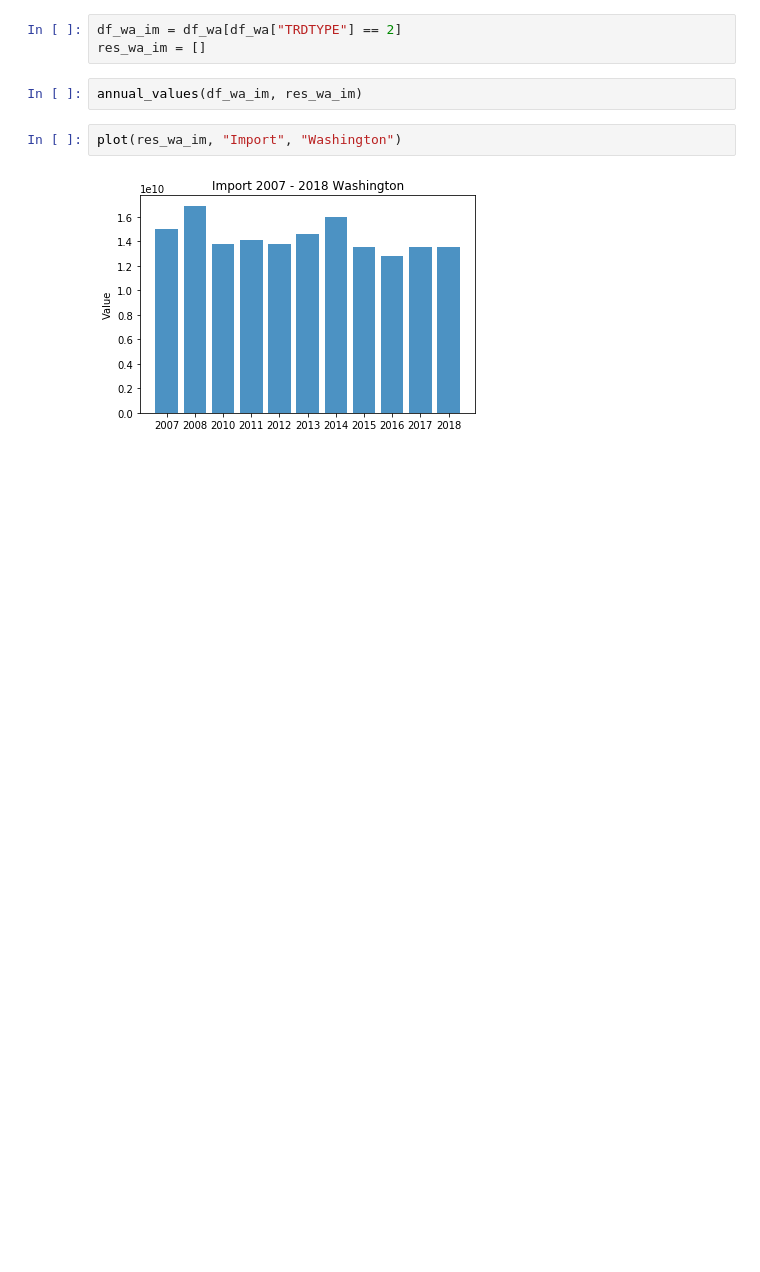
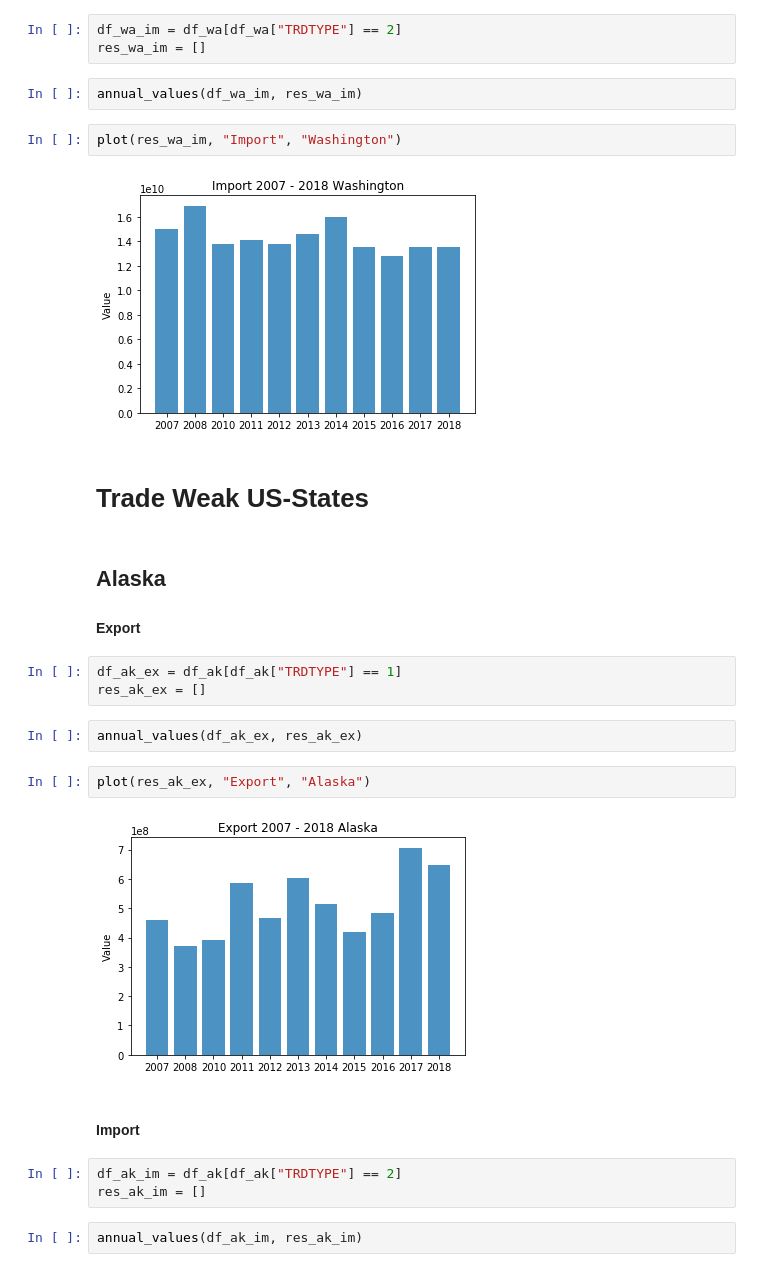
Before and after one commit to BlkPingu/FrightDataAnalysis, a Jupyter notebook: henni/YearValuesByState-CA.ipynb, the cells around one changed output. Saved outputs shown, nothing was run; the diff lists cells and outputs as text; blank space fills up the shorter version.

Commit message:
Added Trade Weak States
- solved #8
- side by side analysis of yearly trade values in selected US-states
- already debugged and calculated

```diff
--- a/henni/YearValuesByState-CA.ipynb
+++ b/henni/YearValuesByState-CA.ipynb
@@ -285,3 +295,25 @@ annual_values(df_wa_im, res_wa_im)
 plot(res_wa_im, "Import", "Washington")
 # %% [output]
 [figure]
+# %% [markdown]
+# Trade Weak US-States
+# %% [markdown]
+## Alaska
+
+#### Export
+# %%
+df_ak_ex = df_ak[df_ak["TRDTYPE"] == 1]
+res_ak_ex = []
+# %%
+annual_values(df_ak_ex, res_ak_ex)
+# %%
+plot(res_ak_ex, "Export", "Alaska")
+# %% [output]
+[figure, added]
+# %% [markdown]
+#### Import
+# %%
+df_ak_im = df_ak[df_ak["TRDTYPE"] == 2]
+res_ak_im = []
+# %%
+annual_values(df_ak_im, res_ak_im)
```
Also changed, not shown: parts of 52 cells of this notebook, 1 other file.
